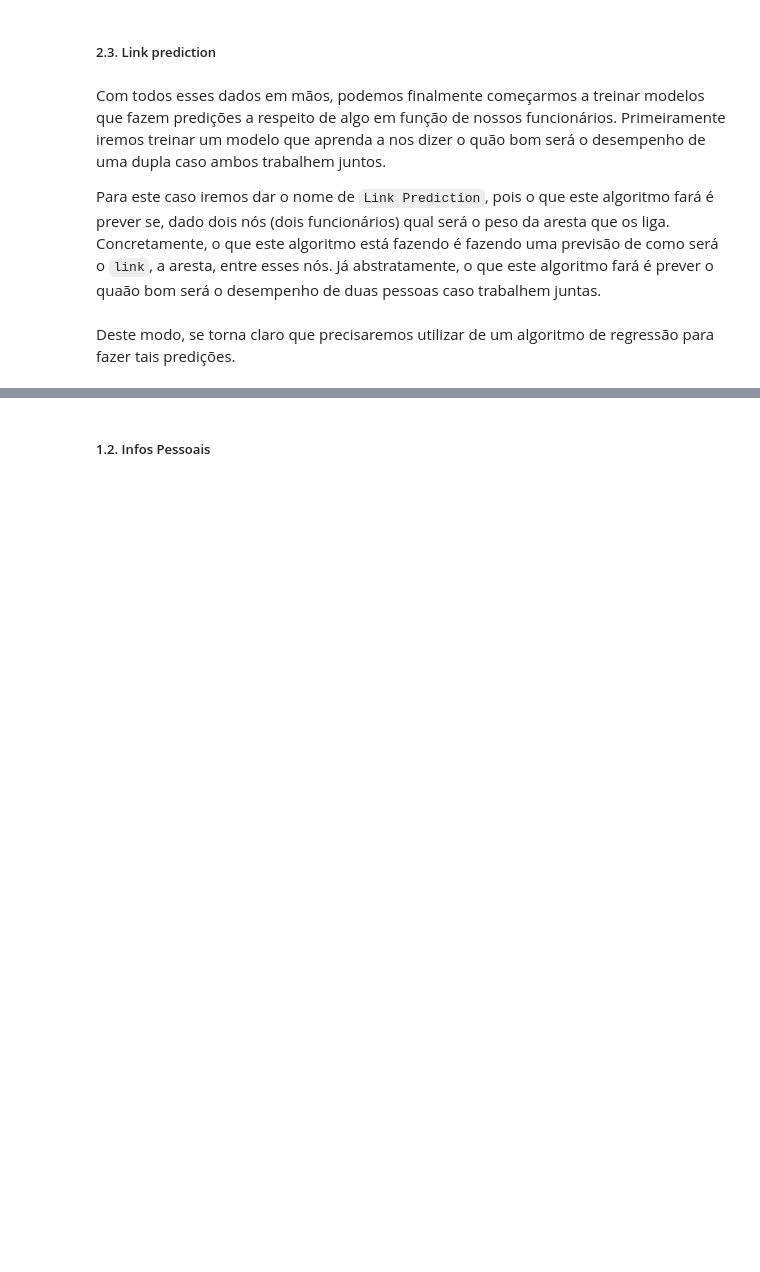
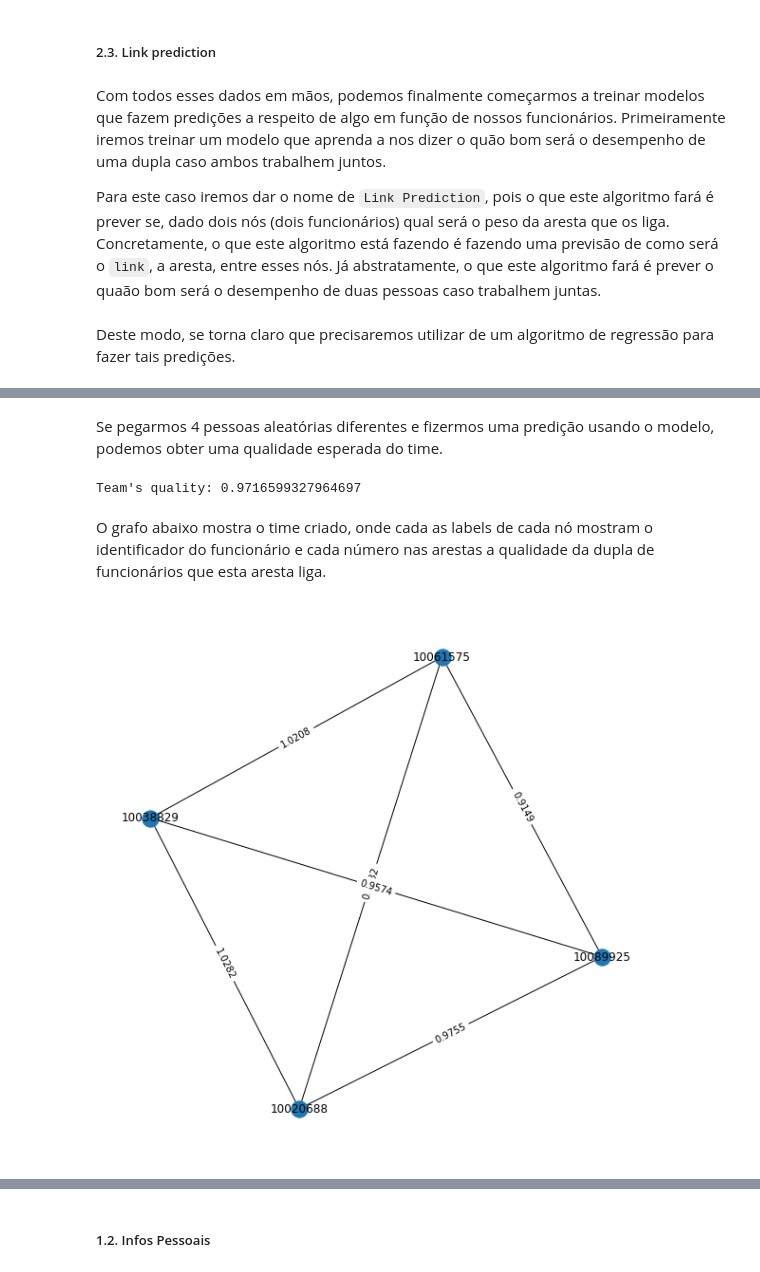
Before and after one commit to vinciusb/TP3-ML, a Jupyter notebook: tp.ipynb, the cells around one changed output, grey strips where cells are left out. Drawn from its saved outputs; the diff is of its cells as text; code cells hidden in the pictures; blank space fills up the shorter version.

Commit message:
qualidade de times

```diff
--- a/tp.ipynb
+++ b/tp.ipynb
@@ -458,0 +505,49 @@ Label: 1.0 | Predicted: 0.9902985905745003
+# %%
+# Function that predicts the quality of a team using an certain model
+def predictTeamQuality(team: list[int], model):
+    teamSize = len(team)
+    numEdges = 0
+    T = nx.Graph()
+    accQuality = np.float64(0)
+
+    #
+    for i in range(teamSize):
+        _from = team[i]
+
+        for j in range(i + 1, teamSize):
+            to = team[j]
+            curQuality = predictPairQuality(team[i], team[j], model)
+            accQuality += curQuality
+            numEdges += 1
+
+            T.add_edge(_from, to, weight=curQuality)
+
+    return accQuality / numEdges, T
+
+def plotTeam(tGraph: nx.Graph, printLabel = True, decimal=6):
+    plt.figure(3,figsize=(8,8))
+
+    pos = nx.spring_layout(tGraph)
+    nx.draw(tGraph, pos)
+
+    if printLabel:
+        node_labels = {x: x for x in list(tGraph.nodes)}
+        nx.draw_networkx_labels(tGraph, pos, labels = node_labels)
+    edge_labels = nx.get_edge_attributes(tGraph,'weight')
+    edge_labels = {x: np.round(edge_labels[x], decimals=decimal) for x in edge_labels.keys()}
+    nx.draw_networkx_edge_labels(tGraph, pos, edge_labels = edge_labels)
+    plt.show()
+# %% [markdown]
+Se pegarmos 4 pessoas aleatórias diferentes e fizermos uma predição usando o modelo, podemos obter uma qualidade esperada do time.
+# %%
+randomTeam =  random.sample(funcsID, 4)
+quality, T = predictTeamQuality(randomTeam, model)
+print(f"Team's quality: {quality}")
+# %% [output]
+Team's quality: 0.9716599327964697
+# %% [markdown]
+O grafo abaixo mostra o time criado, onde cada as labels de cada nó mostram o identificador do funcionário e cada número nas arestas a qualidade da dupla de funcionários que esta aresta liga.
+# %%
+plotTeam(T, decimal=4)
+# %% [output]
+[figure, added]
```
Also changed, not shown: parts of 23 cells of this notebook.
